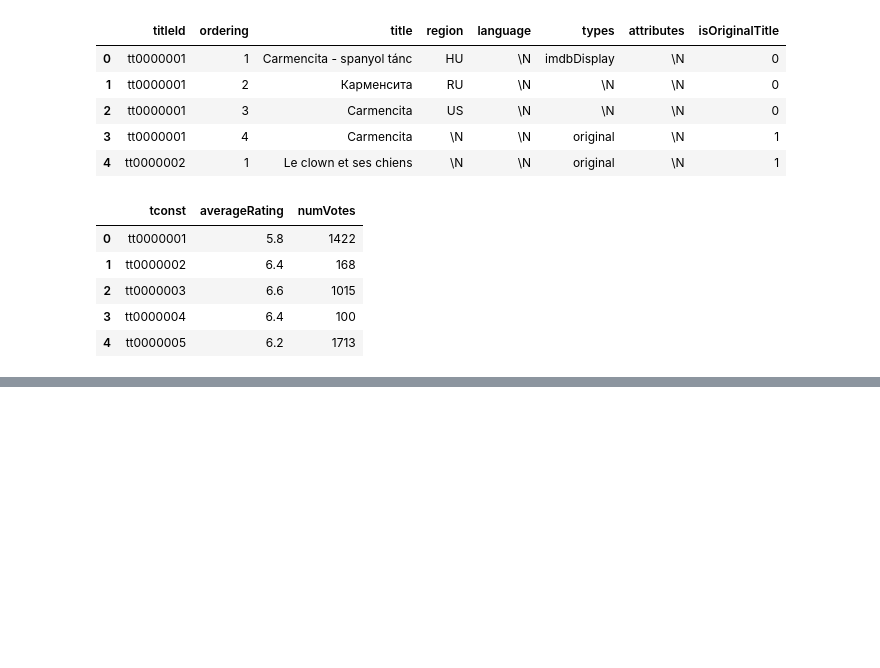
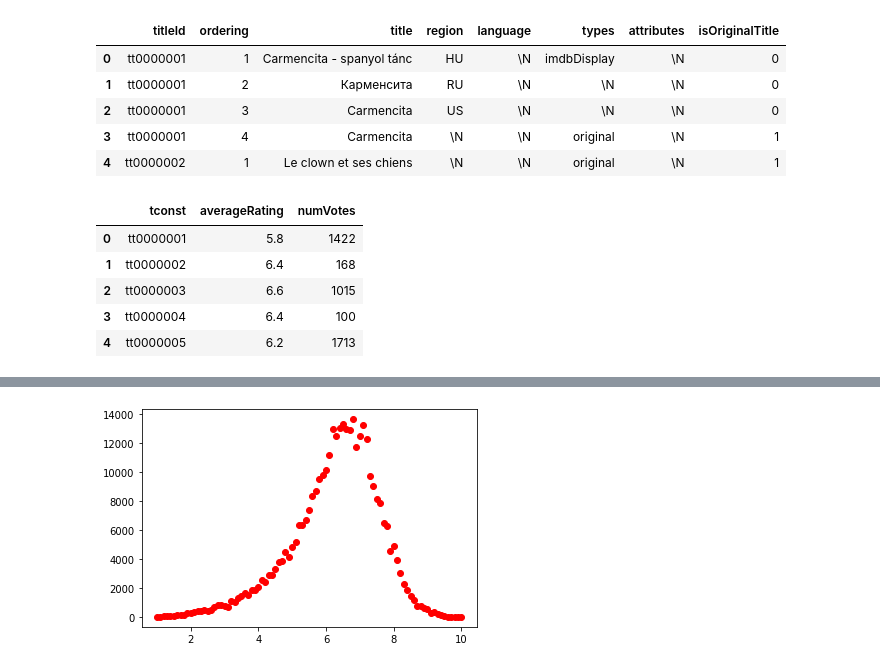
Before and after one commit to arnold402/Pre-assignment-DSI, a Jupyter notebook: Assignment.ipynb, the cells around one changed output, grey strips where cells are left out. Saved outputs shown, nothing was run; the diff lists cells and outputs as text; code cells hidden in the pictures; blank space fills up the shorter version.

Commit message:
create/add: ML-Data Pre-Processing

```diff
--- a/Assignment.ipynb
+++ b/Assignment.ipynb
@@ -292,0 +378,13 @@ ratings_df.head()
+# %%
+pd.options.mode.chained_assignment = None
+# Create function to compute log base 10 based on numVotes
+
+def get_log10(row):
+    '''Get logarithm base 10'''
+    result = math.log10(row.numVotes)
+    return result
+
+
+# Apply the function the current df to add log10Votes column
+df_new['log10Votes'] = df_new.apply(lambda row: get_log10(row), axis=1)
+df_new.head()
@@ -292,0 +398,7 @@ ratings_df.head()
+# %%
+# Lower the case of all text in the 'genres' column.
+df_new['genres'] = df_new['genres'].str.lower()
+# %%
+# reset index
+df_new.reset_index(inplace=True, drop=True)
+df_new.head(3)
@@ -292,0 +443,4 @@ ratings_df.head()
+# %%
+# averageRating vs log10Votes scatter plot
+df_avgrating_scatter = pd.DataFrame(df_new.groupby(by='averageRating')['log10Votes'].sum()).reset_index()
+df_avgrating_scatter.head()
@@ -292,0 +454,5 @@ ratings_df.head()
+# %%
+  plt.scatter(df_avgrating_scatter['averageRating'], df_avgrating_scatter['log10Votes'], color = 'red')
+  plt.show()
+# %% [output]
+[figure, added]
```
Also changed, not shown: parts of 15 cells of this notebook.
